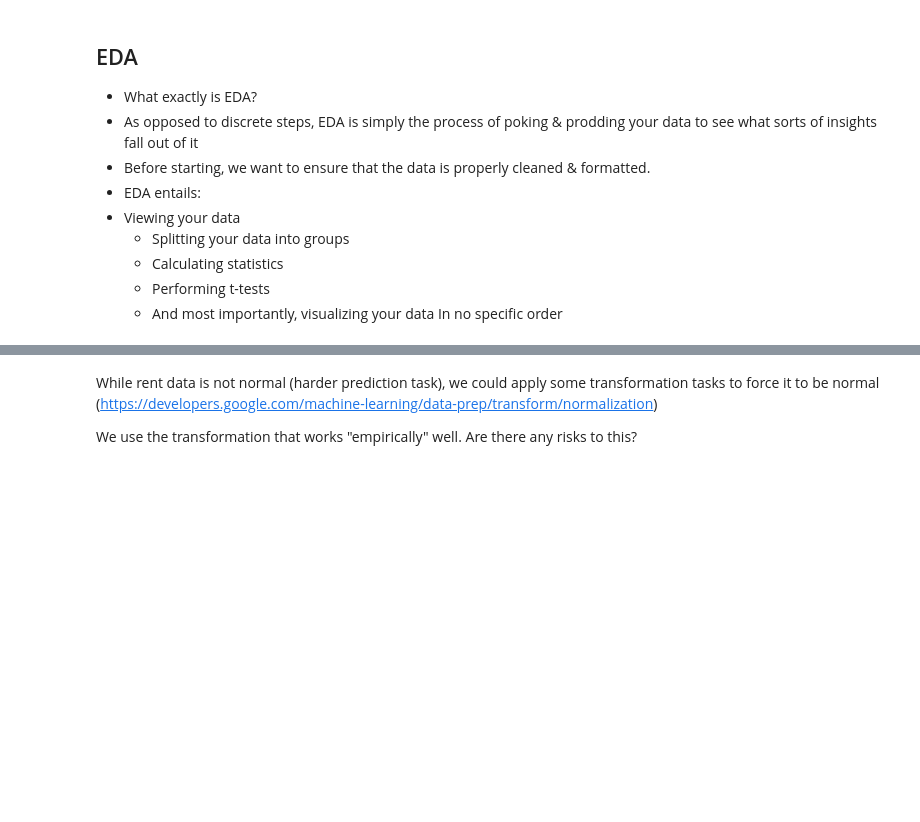
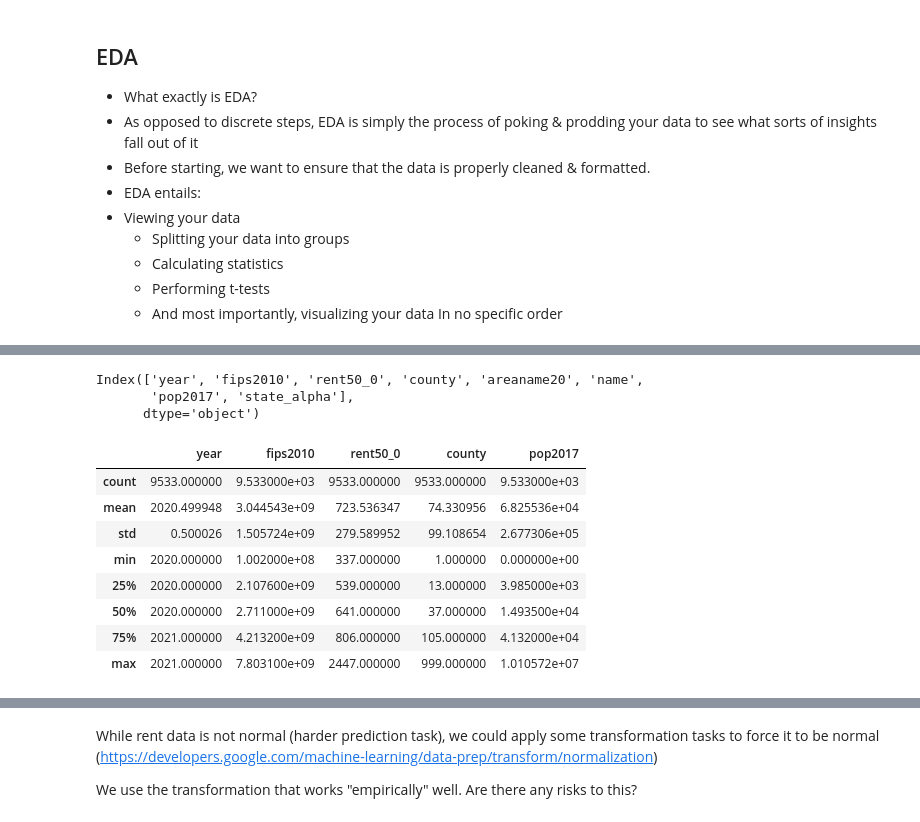
Before and after one commit to The-Knowledge-House/DS_22, a Jupyter notebook: phase_2/phase_10/2_6/intro_to_tableau_notes.ipynb, the cells around one changed output, grey strips where cells are left out. Cells and saved outputs as stored; diff of their text form; code cells hidden in the pictures; blank space fills up the shorter version.

```diff
--- a/phase_2/phase_10/2_6/intro_to_tableau_notes.ipynb
+++ b/phase_2/phase_10/2_6/intro_to_tableau_notes.ipynb
@@ -80,7 +122,22 @@ rentpop_df.head()
 # %%
 # next, we explore the metadata (cols, type, len, missing vals) to understand the struct of our df
-rent_df.columns
+rentpop_df.columns
+# %% [output]
+Index(['year', 'fips2010', 'rent50_0', 'county', 'areaname20', 'name',
+       'pop2017', 'state_alpha'],
+      dtype='object')
 # %%
 # make summary statistics
+rentpop_df.describe()
+# %% [output]
+|  | year | fips2010 | rent50_0 | county | pop2017 |
+| count | 9533.000000 | 9.533000e+03 | 9533.000000 | 9533.000000 | 9.533000e+03 |
+| mean | 2020.499948 | 3.044543e+09 | 723.536347 | 74.330956 | 6.825536e+04 |
+| std | 0.500026 | 1.505724e+09 | 279.589952 | 99.108654 | 2.677306e+05 |
+| min | 2020.000000 | 1.002000e+08 | 337.000000 | 1.000000 | 0.000000e+00 |
+| 25% | 2020.000000 | 2.107600e+09 | 539.000000 | 13.000000 | 3.985000e+03 |
+| 50% | 2020.000000 | 2.711000e+09 | 641.000000 | 37.000000 | 1.493500e+04 |
+| 75% | 2021.000000 | 4.213200e+09 | 806.000000 | 105.000000 | 4.132000e+04 |
+| max | 2021.000000 | 7.803100e+09 | 2447.000000 | 999.000000 | 1.010572e+07 |
 # %%
 # tukey's numbers min, lower quant, median, upper quant, max (http://theurbanengine.com/blog//tukey-5-number-summary)
```
Also changed, not shown: parts of 10 cells of this notebook, 1 other file.
